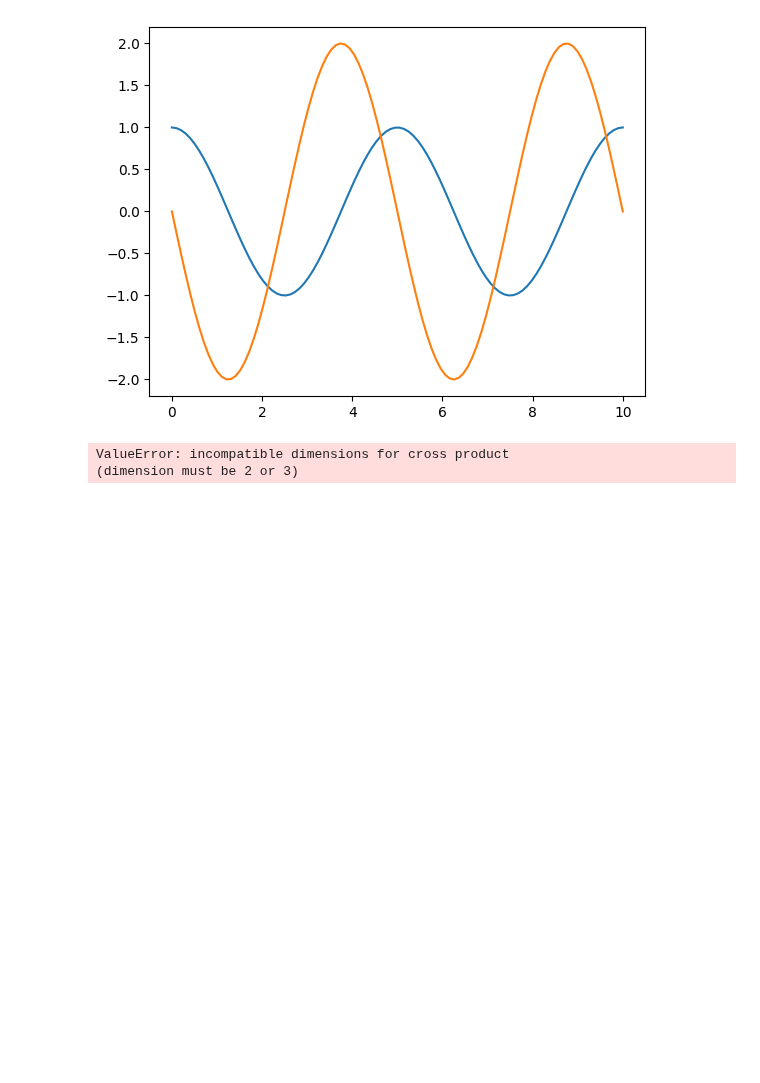
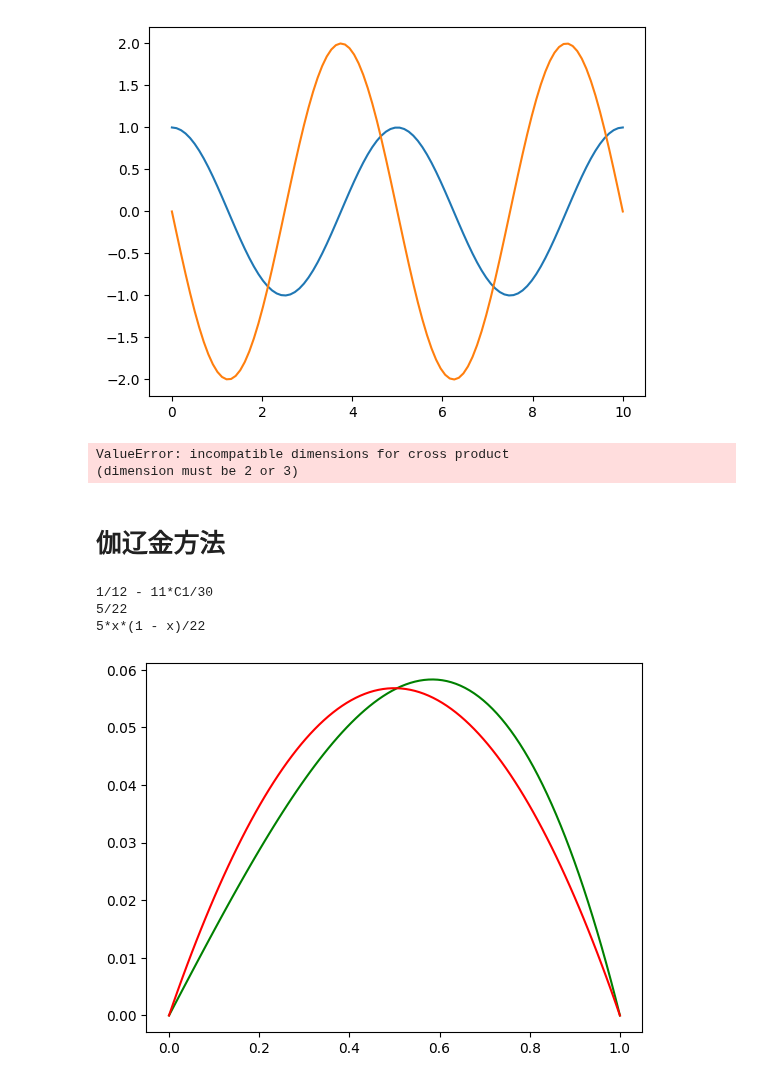
Before and after one commit to sky92archangel/notebook, a Jupyter notebook: compute/python/test.ipynb, the cells around one changed output. Saved outputs shown, nothing was run; the diff lists cells and outputs as text; code cells hidden in the pictures; blank space fills up the shorter version.

Commit message:
伽辽金方法 sympy内实现

```diff
--- a/compute/python/test.ipynb
+++ b/compute/python/test.ipynb
@@ -250,3 +250,5 @@ B = np.cross(zv,E)
 # %% [output]
 ValueError: incompatible dimensions for cross product
 (dimension must be 2 or 3)
+# %% [markdown]
+# 伽辽金方法
@@ -252,0 +259,45 @@ ValueError: incompatible dimensions for cross product
+# %%
+
+# 伽辽金方法 2
+# 参数设定
+u=smp.symbols('u',cls=smp.Function)
+x=smp.symbols('x',real=True)
+C1=smp.symbols('C1')
+
+# expr 构建近似多项式uH   以及近似解对系数的倒数w
+uH=C1*x*(1-x)
+w=smp.diff(uH,C1)
+
+# 近似多项式带入构建方程exprR  并得到定积分结果式子expr
+exprR =w*( smp.diff(smp.diff(uH,x),x)-uH+x )
+expr=smp.integrate(exprR,(x,0,1)).doit()
+print(expr)
+
+#将上述定积分结果式子趋于0 并 解方程equation的系数C1
+equation=smp.Eq(expr,0)
+ttr=smp.solve(equation,C1)
+ceoff1=ttr[0]
+print(ceoff1)
+
+# 得出近似多项式实际样貌
+uH=ceoff1*x*(1-x)
+print(uH)
+
+# 已知解析解
+std = x - (smp.exp(x)-smp.exp(-x))/(smp.exp(1)-smp.exp(-1))
+std
+
+# 解析解 和 近似解 两者函数化
+std_f=smp.lambdify([x],std)
+uH_f=smp.lambdify([x],uH)
+
+#显示两条曲线
+x_num=np.linspace(0,1,100)
+plt.plot(x_num,std_f(x_num),color='green')
+plt.plot(x_num,uH_f(x_num),color='red')
+plt.show()
+# %% [output]
+1/12 - 11*C1/30
+5/22
+5*x*(1 - x)/22
+[figure, added]
```
Also changed, not shown: parts of 2 cells of this notebook, 1 other file.
